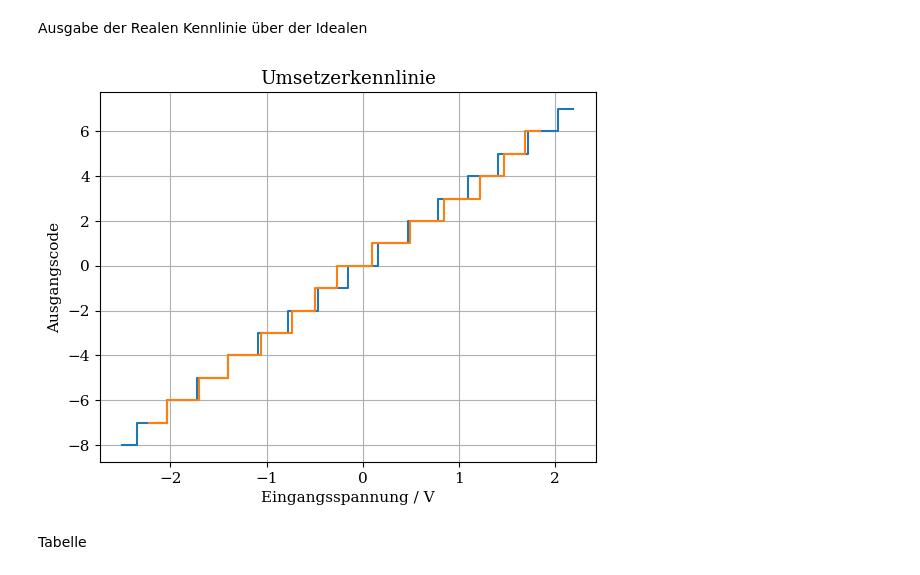
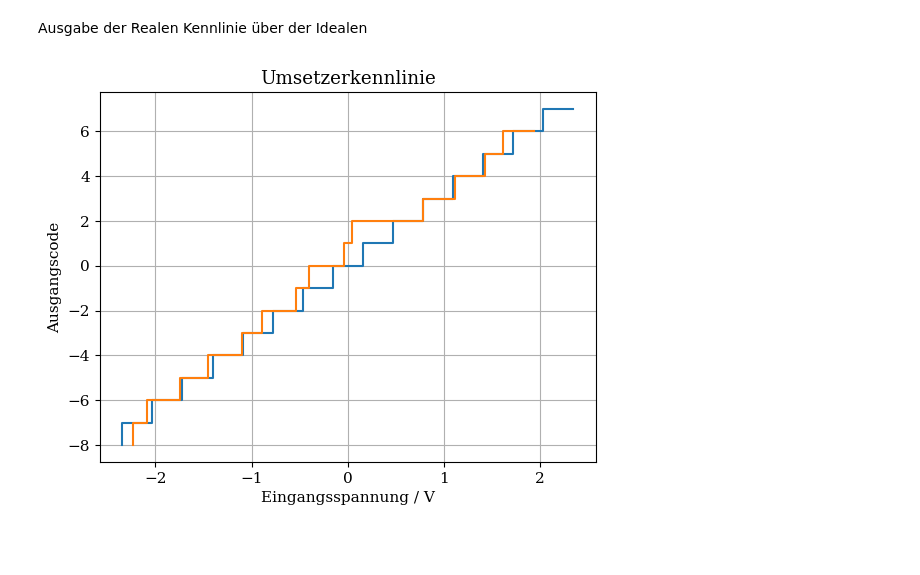
Before and after one commit to s-grundner/LVA-EMTS-PR, a Jupyter notebook: PR6/PR6.ipynb, the cells around one changed output. Cells and saved outputs as stored; diff of their text form; code cells hidden in the pictures; blank space fills up the shorter version.

Commit message:
MEasurements u_edge_real sar, flash

```diff
--- a/PR6/PR6.ipynb
+++ b/PR6/PR6.ipynb
@@ -82,4 +46,20 @@ plt.show()
 Schwellen des realen AD Umsetzers messen
 # %%
 # starte bei code -8
-u_edge_real = u_edge.copy()[:-1] + 0.1 * np.random.randn(n_levels - 1)
+u_edge_flash = np.array([
+    -2.233,
+    -2.085,
+    -1.748,
+    -1.452,
+    -1.102,
+    -0.895,
+    -0.541,
+    -0.404,
+    -0.039,
+    0.045,
+    0.787,
+    1.118,
+    1.428,
+    1.612,
+    1.939
+])
@@ -141,14 +161,12 @@ df
 # %% [markdown]
 Ausgabe der Realen Kennlinie über der Idealen
 # %%
-plt.step(u_mid, codes, where='mid')
-plt.step(u_mid_real, codes[1:-1], where='mid')
+plt.step(u_edge, codes, where='pre')
+plt.step(u_edge_real, codes[:-1], where='pre')
 plt.title('Umsetzerkennlinie')
 plt.xlabel('Eingangsspannung / V')
 plt.ylabel('Ausgangscode')
 plt.grid(True)
 plt.show()
 # %% [output]
-[figure, old version]
+[figure, new version]
-# %% [markdown]
-Tabelle
```
Also changed, not shown: parts of 8 cells of this notebook, 4 other files.
